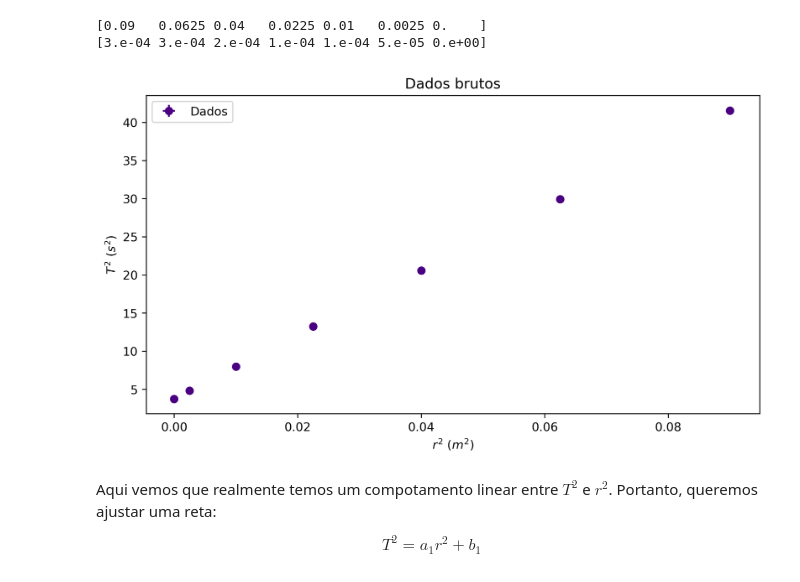
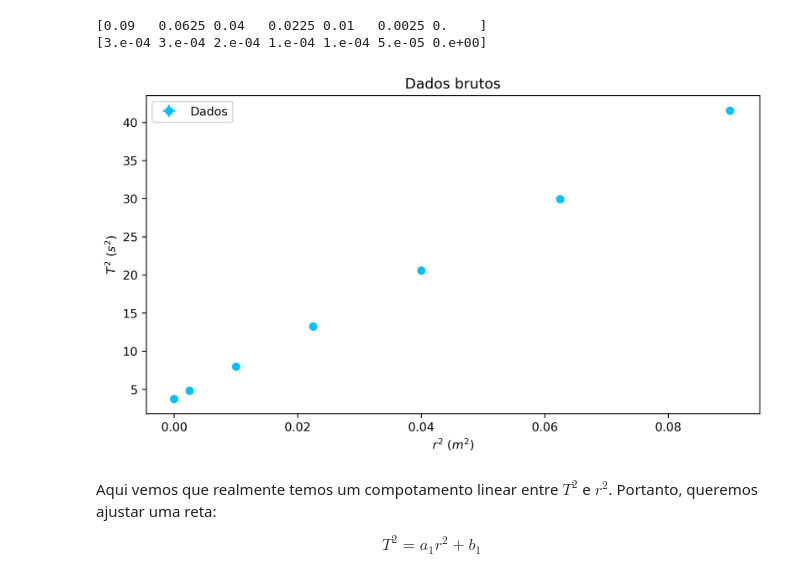
Before and after one commit to viniciusrocca/College_Codes, a Jupyter notebook: Lab_InertiaMoment.ipynb, the cells around one changed output. Cells and saved outputs as stored; diff of their text form; code cells hidden in the pictures.

```diff
--- a/Lab_InertiaMoment.ipynb
+++ b/Lab_InertiaMoment.ipynb
@@ -162,15 +162,15 @@ print(inc_r_square)
 [3.e-04 3.e-04 2.e-04 1.e-04 1.e-04 5.e-05 0.e+00]
 # %%
 plt.figure(figsize = [9.2,4.9], dpi = 300)
-plt.errorbar(r_square,t_square,inc_t_square,inc_r_square, 'o', color = 'indigo', label = 'Dados')
+plt.errorbar(r_square,t_square,inc_t_square,inc_r_square, 'o', color = 'deepskyblue', label = 'Dados')
 plt.xlabel(r'$r^2$ ($m^2$)')
 plt.ylabel(r'$T^2$ ($s^2$)')
 plt.title('Dados brutos')
 plt.legend()
-#plt.savefig('TxDL_brutos.pdf', dpi =300)
+plt.savefig('T2xR2_brutos.pdf', dpi =300)
 plt.show()
 # %% [output]
-[figure, old version]
+[figure, new version]
 # %% [markdown]
 Aqui vemos que realmente temos um compotamento linear entre $T^2$ e $r^2$. Portanto, queremos ajustar uma reta:
 
```
Also changed, not shown: parts of 23 cells of this notebook.
